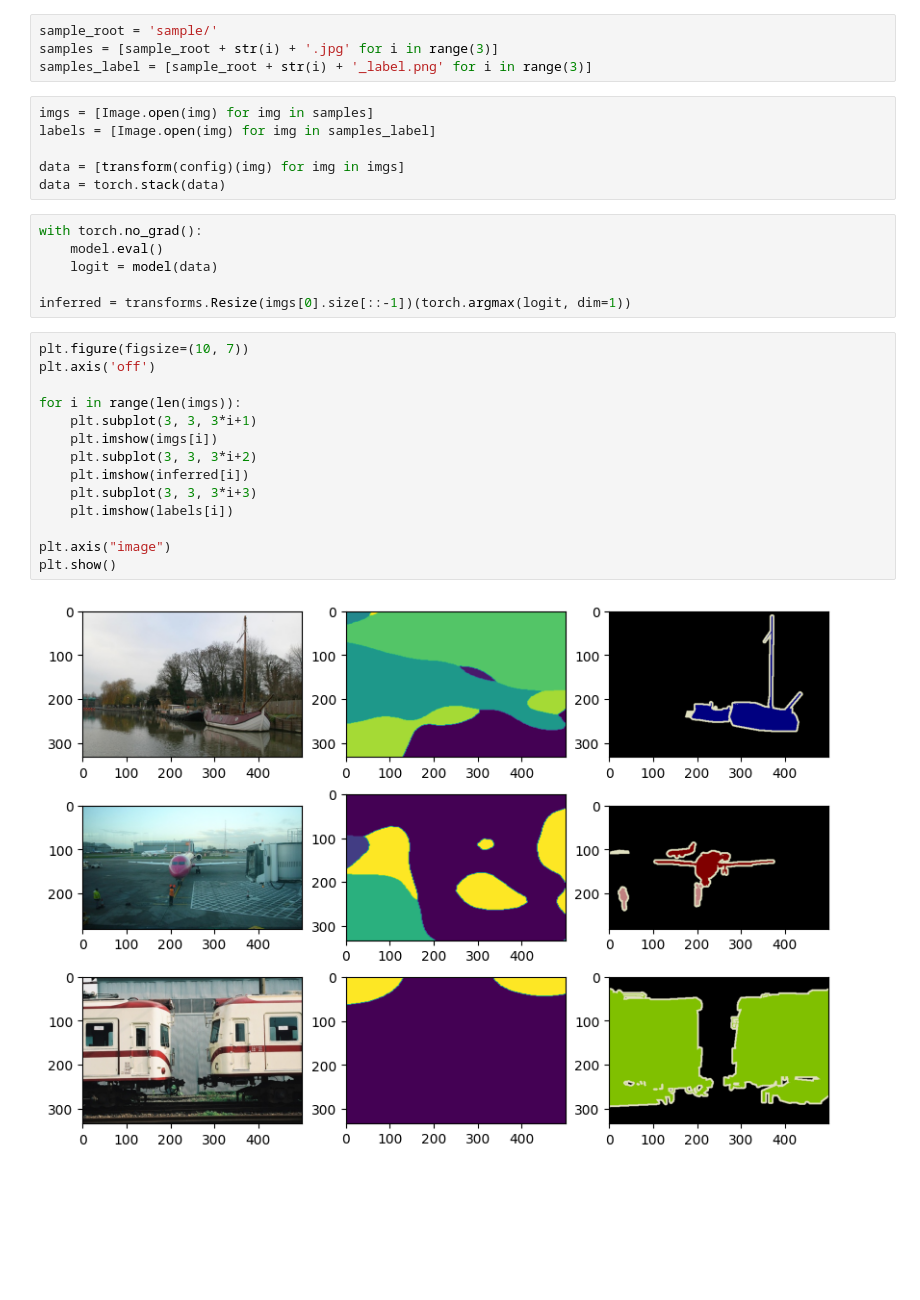
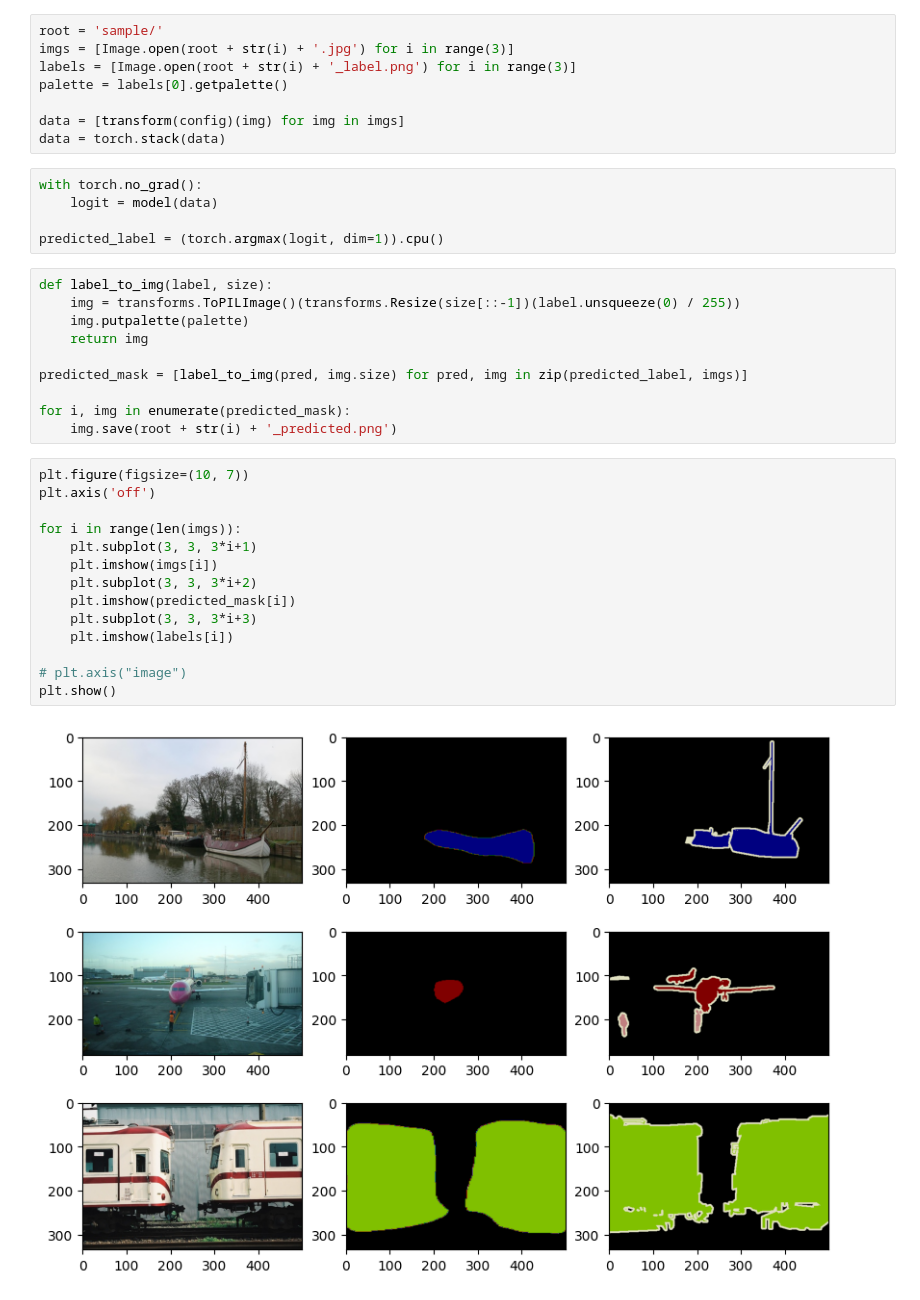
Before and after one commit to jackkyyh/FCN, a Jupyter notebook: evaluation.ipynb, the cells around one changed output. Saved outputs shown, nothing was run; the diff lists cells and outputs as text; blank space fills up the shorter version.

```diff
--- a/evaluation.ipynb
+++ b/evaluation.ipynb
@@ -18,32 +29,39 @@ model = torch.nn.DataParallel(FCN8s_voc(config))
 # %%
-sample_root = 'sample/'
-samples = [sample_root + str(i) + '.jpg' for i in range(3)]
-samples_label = [sample_root + str(i) + '_label.png' for i in range(3)]
+root = 'sample/'
+imgs = [Image.open(root + str(i) + '.jpg') for i in range(3)]
+labels = [Image.open(root + str(i) + '_label.png') for i in range(3)]
+palette = labels[0].getpalette()
+
+data = [transform(config)(img) for img in imgs]
+data = torch.stack(data)
-# %%
-imgs = [Image.open(img) for img in samples]
-labels = [Image.open(img) for img in samples_label]
-
-data = [transform(config)(img) for img in imgs]
-data = torch.stack(data)
 # %%
 with torch.no_grad():
-    model.eval()
     logit = model(data)
 
-inferred = transforms.Resize(imgs[0].size[::-1])(torch.argmax(logit, dim=1))
+predicted_label = (torch.argmax(logit, dim=1)).cpu()
+# %%
+def label_to_img(label, size):
+    img = transforms.ToPILImage()(transforms.Resize(size[::-1])(label.unsqueeze(0) / 255))
+    img.putpalette(palette)
+    return img
+
+predicted_mask = [label_to_img(pred, img.size) for pred, img in zip(predicted_label, imgs)]
+
+for i, img in enumerate(predicted_mask):
+    img.save(root + str(i) + '_predicted.png')
 # %%
 plt.figure(figsize=(10, 7))
 plt.axis('off')
 
 for i in range(len(imgs)):
     plt.subplot(3, 3, 3*i+1)
     plt.imshow(imgs[i])
     plt.subplot(3, 3, 3*i+2)
-    plt.imshow(inferred[i])
+    plt.imshow(predicted_mask[i])
     plt.subplot(3, 3, 3*i+3)
     plt.imshow(labels[i])
 
-plt.axis("image")
+# plt.axis("image")
 plt.show()
 # %% [output]
-[figure, old version]
+[figure, new version]
```
Also changed, not shown: parts of 15 cells of this notebook.
